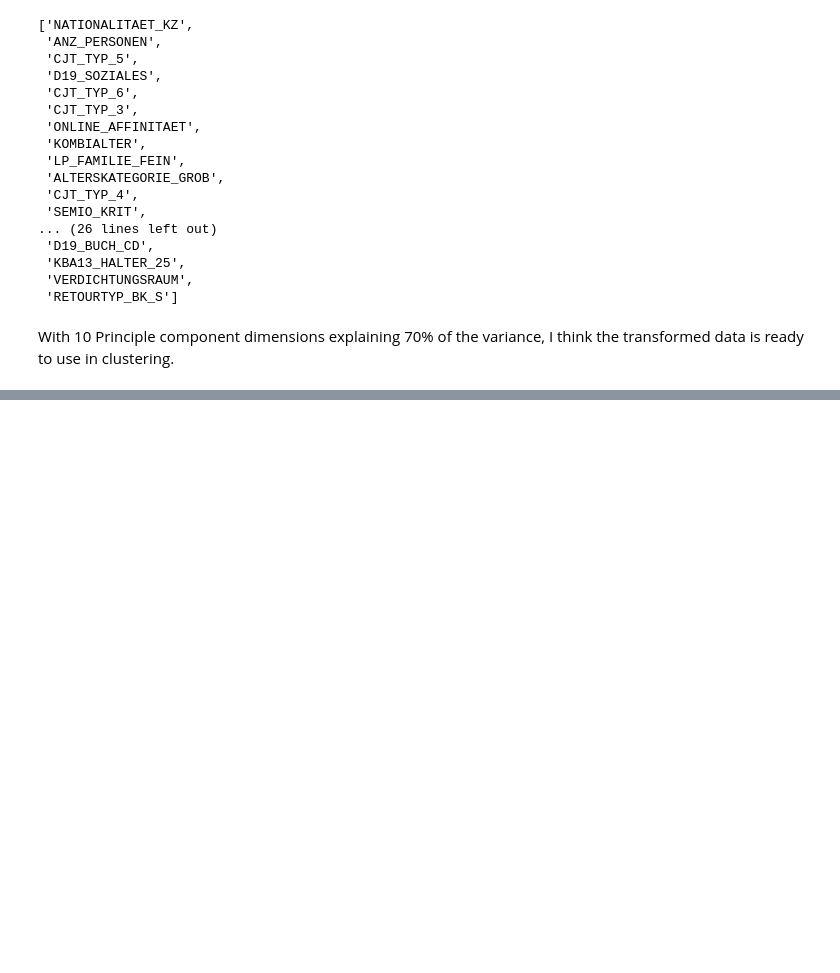
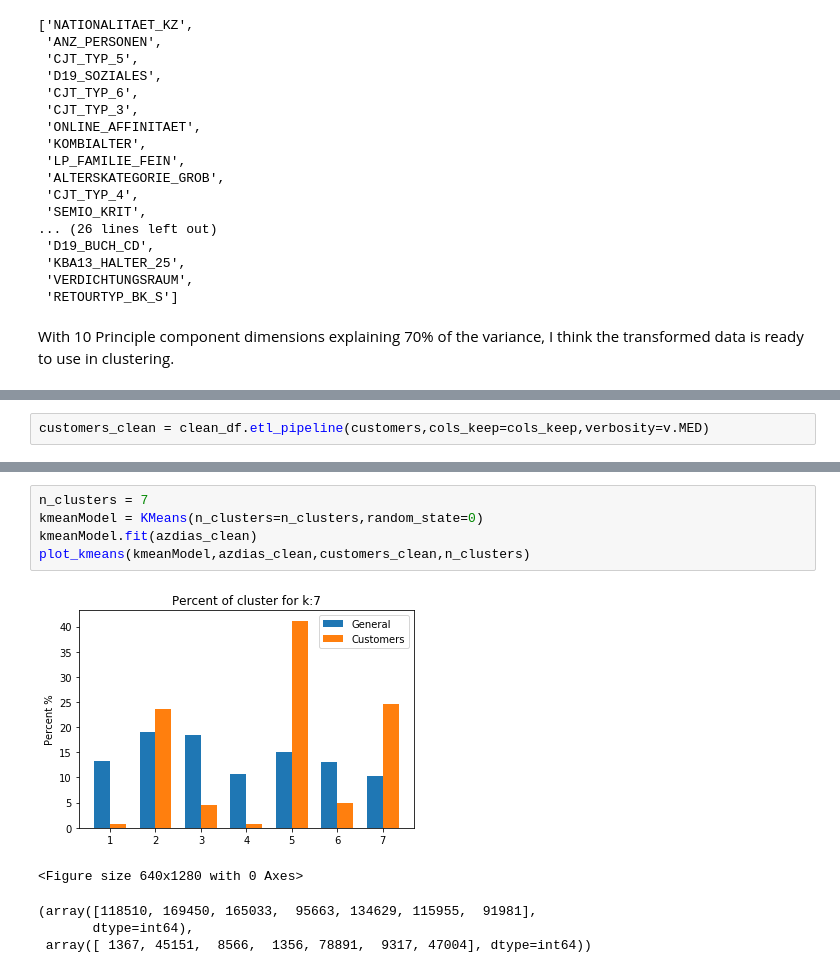
Before and after one commit to OliverFarren/arvato-udacity-customersegmentation, a Jupyter notebook: 1_customer_segmentation_report.ipynb, the cells around one changed output, grey strips where cells are left out. Drawn from its saved outputs; the diff is of its cells as text; blank space fills up the shorter version.

```diff
--- a/1_customer_segmentation_report.ipynb
+++ b/1_customer_segmentation_report.ipynb
@@ -839,0 +877,2 @@ With 10 Principle component dimensions explaining 70% of the variance, I think t
+# %%
+customers_clean = clean_df.etl_pipeline(customers,cols_keep=cols_keep,verbosity=v.MED)
@@ -839,0 +1044,11 @@ With 10 Principle component dimensions explaining 70% of the variance, I think t
+# %%
+n_clusters = 7
+kmeanModel = KMeans(n_clusters=n_clusters,random_state=0)
+kmeanModel.fit(azdias_clean)
+plot_kmeans(kmeanModel,azdias_clean,customers_clean,n_clusters)
+# %% [output]
+[figure, added]
+<Figure size 640x1280 with 0 Axes>
+(array([118510, 169450, 165033,  95663, 134629, 115955,  91981],
+       dtype=int64),
+ array([ 1367, 45151,  8566,  1356, 78891,  9317, 47004], dtype=int64))
```
Also changed, not shown: parts of 20 cells of this notebook, 3 other files.
